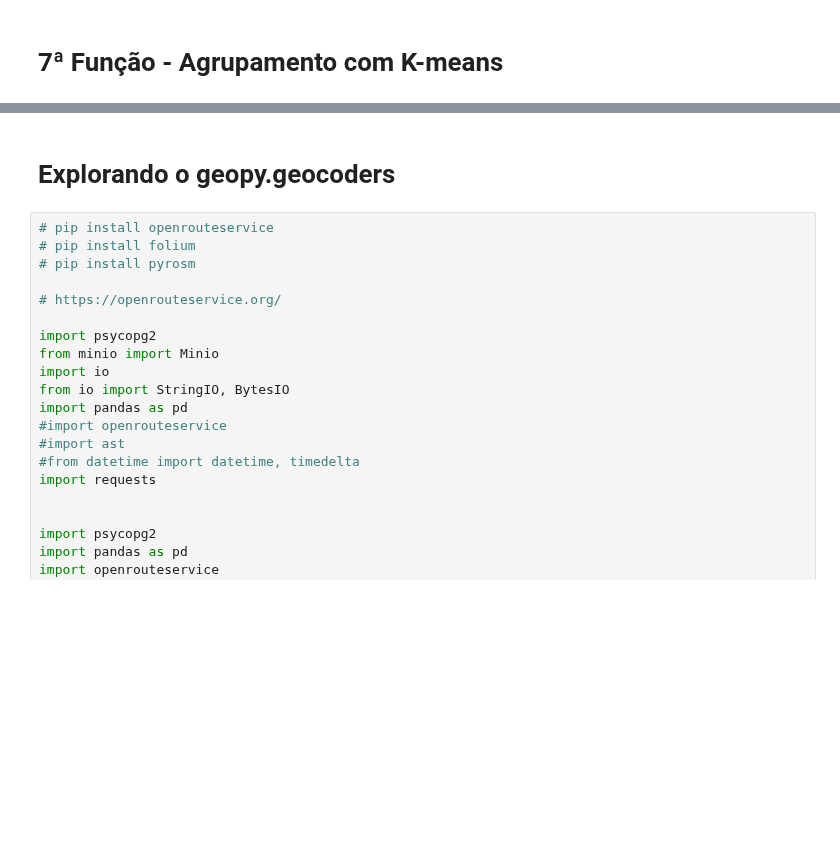
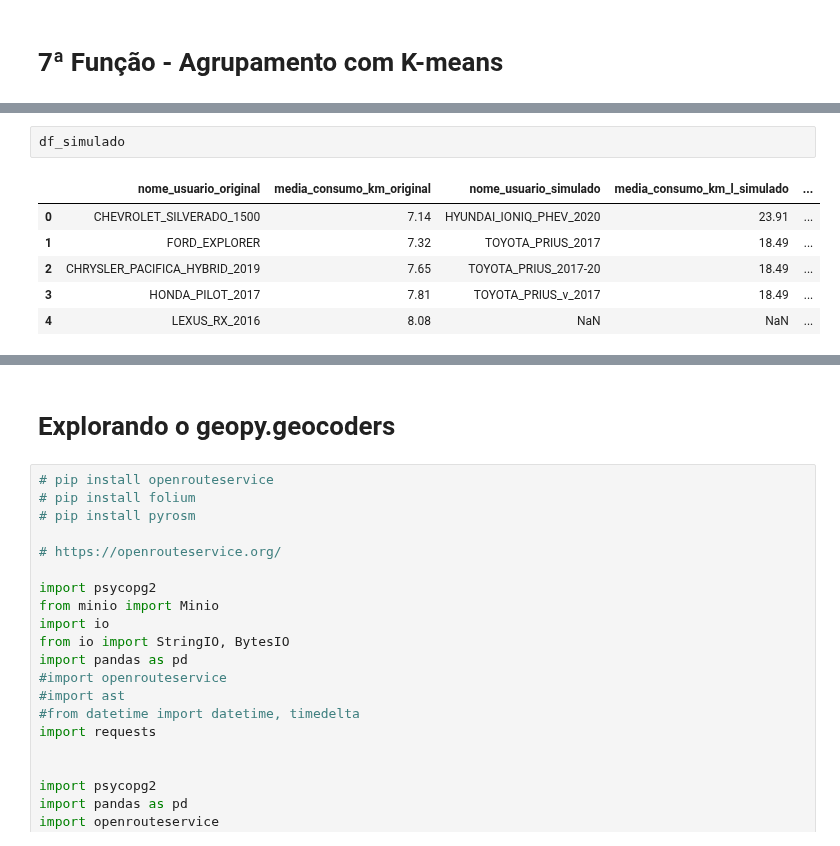
Before and after one commit to ThigaoRibeiro/tcc-ufrj-pipeline, a Jupyter notebook: Teste_WebScraping_OpenStreetMap.ipynb, the cells around one changed output, grey strips where cells are left out. Cells and saved outputs as stored; diff of their text form; blank space fills up the shorter version.

```diff
--- a/Teste_WebScraping_OpenStreetMap.ipynb
+++ b/Teste_WebScraping_OpenStreetMap.ipynb
@@ -2420,0 +2673,9 @@ print(f"Tempo de execução: {int(hours)} horas, {int(minutes)} minutos, {int(se
+# %%
+df_simulado
+# %% [output]
+|  | nome_usuario_original | media_consumo_km_original | nome_usuario_simulado | media_consumo_km_l_simulado | ... |
+| 0 | CHEVROLET_SILVERADO_1500 | 7.14 | HYUNDAI_IONIQ_PHEV_2020 | 23.91 | ... |
+| 1 | FORD_EXPLORER | 7.32 | TOYOTA_PRIUS_2017 | 18.49 | ... |
+| 2 | CHRYSLER_PACIFICA_HYBRID_2019 | 7.65 | TOYOTA_PRIUS_2017-20 | 18.49 | ... |
+| 3 | HONDA_PILOT_2017 | 7.81 | TOYOTA_PRIUS_v_2017 | 18.49 | ... |
+| 4 | LEXUS_RX_2016 | 8.08 | NaN | NaN | ... |
```
Also changed, not shown: parts of 32 cells of this notebook, 44 other files.
